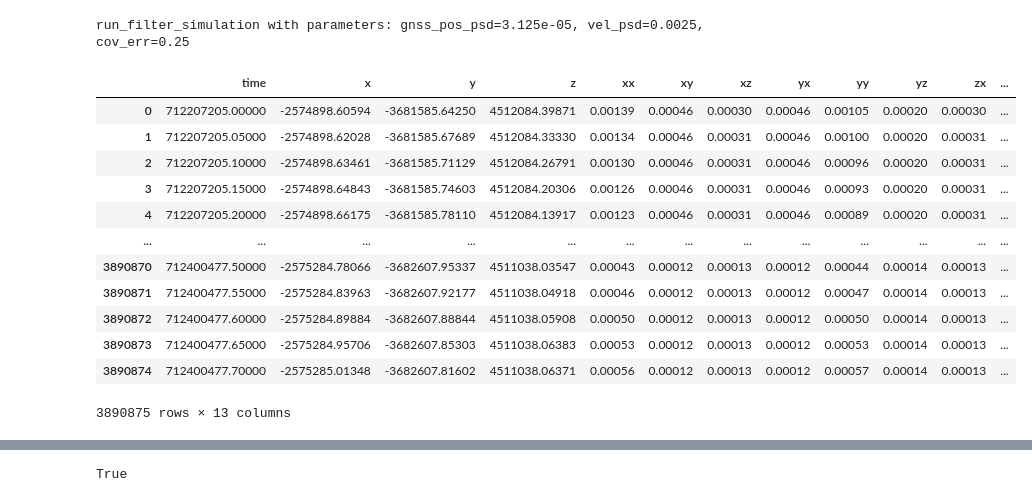
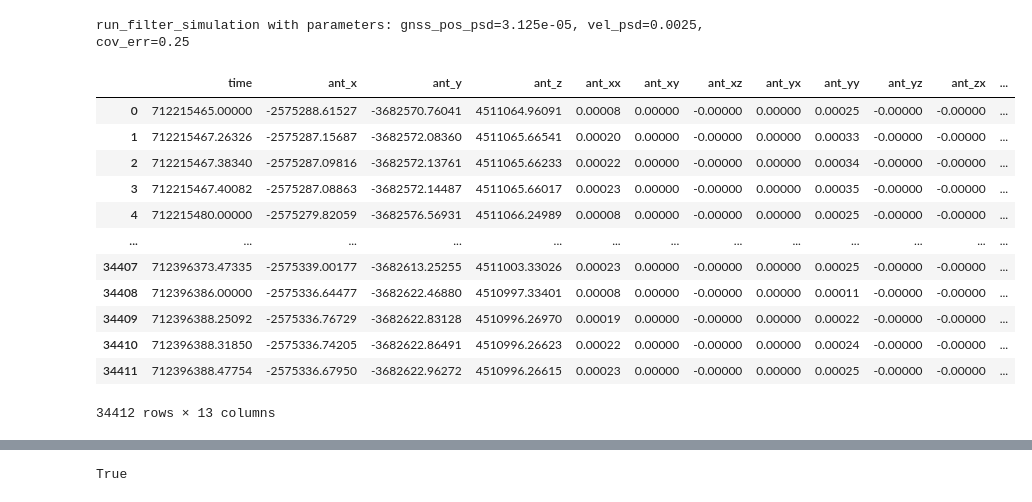
Before and after one commit to seafloor-geodesy/gnatss, a Jupyter notebook: Optimized_Kalman.ipynb, the cells around one changed output, grey strips where cells are left out. Cells and saved outputs as stored; diff of their text form; code cells hidden in the pictures.

Commit message:
fix: Fix kalman to be more accurate

```diff
--- a/Optimized_Kalman.ipynb
+++ b/Optimized_Kalman.ipynb
@@ -15,7 +16,7 @@ pd.set_option('display.float_format', lambda x: '%.5f' % x)
 import warnings
 warnings.filterwarnings('ignore')
 # %%
-travel_time_files = ['/home/madhavmk/Desktop/offshore-geodesy/tests/data/2022/NCL1/208/WG_20220727/pxp_tt', '/home/madhavmk/Desktop/offshore-geodesy/tests/data/2022/NCL1/209/WG_20220728/pxp_tt', '/home/madhavmk/Desktop/offshore-geodesy/tests/data/2022/NCL1/210/WG_20220729/pxp_tt']
+travel_time_files = ['tests/data/2022/NCL1/208/WG_20220727/pxp_tt', 'tests/data/2022/NCL1/209/WG_20220728/pxp_tt', 'tests/data/2022/NCL1/210/WG_20220729/pxp_tt']
 
 transponder_ids = ['NCL1-1', 'NCL1-2', 'NCL1-3']
 travel_times_correction = 0.0
@@ -105,25 +106,25 @@ gps_novatel_df
 | 193292 | 712400477.00000 | -2575284.31140 | -3682608.27740 | 4511037.88220 | 0.01340 | 0.01370 | 0.01580 |
 193293 rows × 7 columns
 # %%
-kalman_filtered_df, x, P, K, Pp = kalman_filtering(twtt_df, inspvaa_df, insstdeva_df, gps_novatel_df)
+kalman_filtered_df, x, P, K, Pp = kalman_filtering(inspvaa_df, insstdeva_df, gps_novatel_df, twtt_df)
 # %% [output]
 run_filter_simulation with parameters: gnss_pos_psd=3.125e-05, vel_psd=0.0025, cov_err=0.25
 # %%
 kalman_filtered_df = kalman_filtered_df[
-    ['time', 'x', 'y', 'z', 'xx', 'xy', 'xz', 'yx', 'yy', 'yz', 'zx', 'zy', 'zz']
+    ['time', *constants.ANT_GPS_GEOCENTRIC, *constants.ANT_GPS_COV]
 ]
 kalman_filtered_df
 # %% [output]
-|  | time | x | y | z | xx | xy | xz | yx | yy | yz | zx | ... |
-| 0 | 712207205.00000 | -2574898.60594 | -3681585.64250 | 4512084.39871 | 0.00139 | 0.00046 | 0.00030 | 0.00046 | 0.00105 | 0.00020 | 0.00030 | ... |
-| 1 | 712207205.05000 | -2574898.62028 | -3681585.67689 | 4512084.33330 | 0.00134 | 0.00046 | 0.00031 | 0.00046 | 0.00100 | 0.00020 | 0.00031 | ... |
-| 2 | 712207205.10000 | -2574898.63461 | -3681585.71129 | 4512084.26791 | 0.00130 | 0.00046 | 0.00031 | 0.00046 | 0.00096 | 0.00020 | 0.00031 | ... |
-| 3 | 712207205.15000 | -2574898.64843 | -3681585.74603 | 4512084.20306 | 0.00126 | 0.00046 | 0.00031 | 0.00046 | 0.00093 | 0.00020 | 0.00031 | ... |
-| 4 | 712207205.20000 | -2574898.66175 | -3681585.78110 | 4512084.13917 | 0.00123 | 0.00046 | 0.00031 | 0.00046 | 0.00089 | 0.00020 | 0.00031 | ... |
+|  | time | ant_x | ant_y | ant_z | ant_xx | ant_xy | ant_xz | ant_yx | ant_yy | ant_yz | ant_zx | ... |
+| 0 | 712215465.00000 | -2575288.61527 | -3682570.76041 | 4511064.96091 | 0.00008 | 0.00000 | -0.00000 | 0.00000 | 0.00025 | -0.00000 | -0.00000 | ... |
+| 1 | 712215467.26326 | -2575287.15687 | -3682572.08360 | 4511065.66541 | 0.00020 | 0.00000 | -0.00000 | 0.00000 | 0.00033 | -0.00000 | -0.00000 | ... |
+| 2 | 712215467.38340 | -2575287.09816 | -3682572.13761 | 4511065.66233 | 0.00022 | 0.00000 | -0.00000 | 0.00000 | 0.00034 | -0.00000 | -0.00000 | ... |
+| 3 | 712215467.40082 | -2575287.08863 | -3682572.14487 | 4511065.66017 | 0.00023 | 0.00000 | -0.00000 | 0.00000 | 0.00035 | -0.00000 | -0.00000 | ... |
+| 4 | 712215480.00000 | -2575279.82059 | -3682576.56931 | 4511066.24989 | 0.00008 | 0.00000 | -0.00000 | 0.00000 | 0.00025 | -0.00000 | -0.00000 | ... |
 | ... | ... | ... | ... | ... | ... | ... | ... | ... | ... | ... | ... | ... |
-| 3890870 | 712400477.50000 | -2575284.78066 | -3682607.95337 | 4511038.03547 | 0.00043 | 0.00012 | 0.00013 | 0.00012 | 0.00044 | 0.00014 | 0.00013 | ... |
-| 3890871 | 712400477.55000 | -2575284.83963 | -3682607.92177 | 4511038.04918 | 0.00046 | 0.00012 | 0.00013 | 0.00012 | 0.00047 | 0.00014 | 0.00013 | ... |
-| 3890872 | 712400477.60000 | -2575284.89884 | -3682607.88844 | 4511038.05908 | 0.00050 | 0.00012 | 0.00013 | 0.00012 | 0.00050 | 0.00014 | 0.00013 | ... |
-| 3890873 | 712400477.65000 | -2575284.95706 | -3682607.85303 | 4511038.06383 | 0.00053 | 0.00012 | 0.00013 | 0.00012 | 0.00053 | 0.00014 | 0.00013 | ... |
-| 3890874 | 712400477.70000 | -2575285.01348 | -3682607.81602 | 4511038.06371 | 0.00056 | 0.00012 | 0.00013 | 0.00012 | 0.00057 | 0.00014 | 0.00013 | ... |
+| 34407 | 712396373.47335 | -2575339.00177 | -3682613.25255 | 4511003.33026 | 0.00023 | 0.00000 | -0.00000 | 0.00000 | 0.00025 | -0.00000 | -0.00000 | ... |
+| 34408 | 712396386.00000 | -2575336.64477 | -3682622.46880 | 4510997.33401 | 0.00008 | 0.00000 | -0.00000 | 0.00000 | 0.00011 | -0.00000 | -0.00000 | ... |
+| 34409 | 712396388.25092 | -2575336.76729 | -3682622.83128 | 4510996.26970 | 0.00019 | 0.00000 | -0.00000 | 0.00000 | 0.00022 | -0.00000 | -0.00000 | ... |
+| 34410 | 712396388.31850 | -2575336.74205 | -3682622.86491 | 4510996.26623 | 0.00022 | 0.00000 | -0.00000 | 0.00000 | 0.00024 | -0.00000 | -0.00000 | ... |
+| 34411 | 712396388.47754 | -2575336.67950 | -3682622.96272 | 4510996.26615 | 0.00023 | 0.00000 | -0.00000 | 0.00000 | 0.00025 | -0.00000 | -0.00000 | ... |
-3890875 rows × 13 columns
+34412 rows × 13 columns
```
Also changed, not shown: parts of 9 cells of this notebook, 3 other files.
